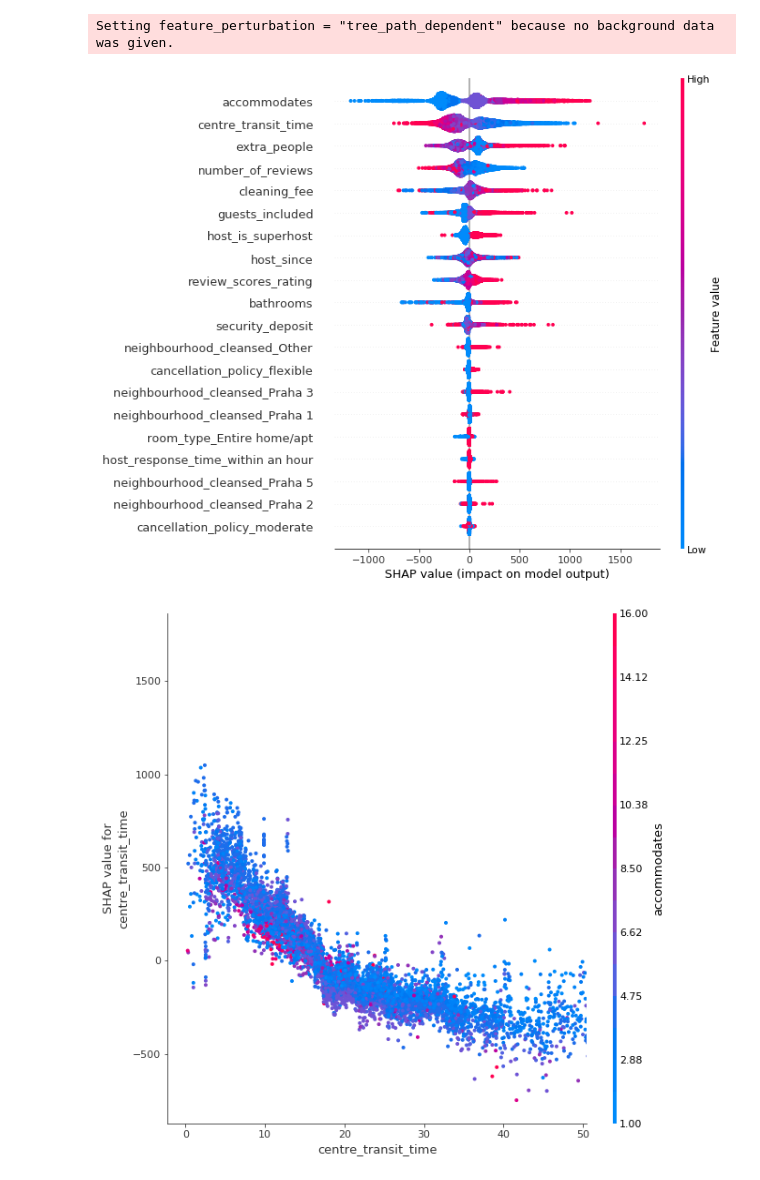
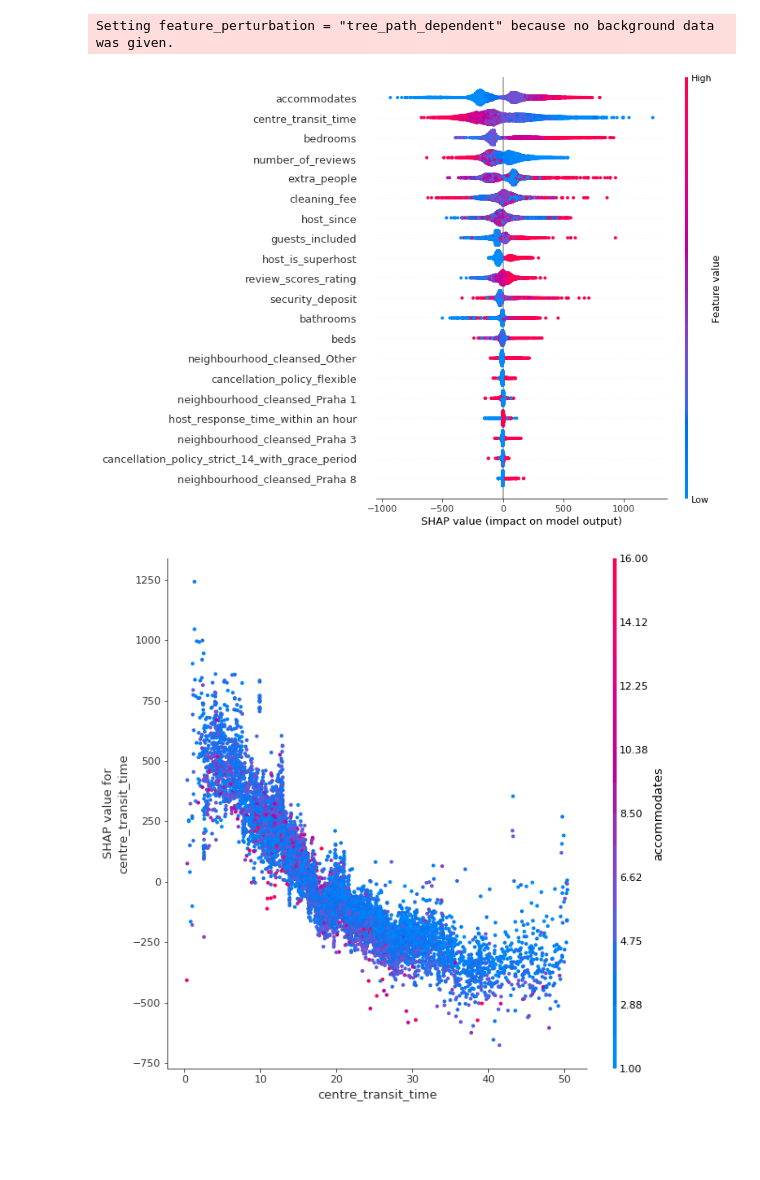
Before and after one commit to jakubkocvara/prague-airbnb, a Jupyter notebook: prague_airbnb.ipynb, the cells around one changed output. Saved outputs shown, nothing was run; the diff lists cells and outputs as text; code cells hidden in the pictures; blank space fills up the shorter version.

```diff
--- a/prague_airbnb.ipynb
+++ b/prague_airbnb.ipynb
@@ -165,6 +192,7 @@ df_lf['price'].quantile(.9)
 4109.0
 # %%
 df_lf = df_lf[df_lf['price'] < df_lf['price'].quantile(.9)]
+df_lf = df_lf[df_lf['centre_transit_time'] < df_lf['centre_transit_time'].quantile(.99)]
 # %%
 sns.violinplot(df_lf['price'])
 # %% [output]
@@ -220,5 +201,5 @@ dtype: float64
 # %%
-df_lf = df_lf.drop(['beds', 'bedrooms'],axis = 1)
+# df_lf = df_lf.drop(['beds', 'bedrooms'],axis = 1)
 # %% [markdown]
 # Fitting a model
 # %%
@@ -276,7 +257,7 @@ plot_n_estimators(m)
 # %%
 shap.initjs()
 # explainer = shap.TreeExplainer(m, data = X[:100])
-explainer = shap.TreeExplainer(m)
+explainer = shap.TreeExplainer(m, feature_perturbation = "tree_path_dependent")
 shap_values = explainer.shap_values(X)
 # %% [output]
 [interactive output not drawn]
@@ -284,18 +265,13 @@ Setting feature_perturbation = "tree_path_dependent" because no background data
 # %%
 shap.summary_plot(shap_values, X)
 # %% [output]
-[figure, old version]
+[figure, new version]
 # %%
-from matplotlib.colors import LinearSegmentedColormap
-
-cmap = LinearSegmentedColormap.from_list('mycmap', ['#1e88e5', '#ff0d57'])
-
 fig, ax = plt.subplots(figsize = (10, 10))
 shap.dependence_plot("centre_transit_time",
                      shap_values,
                      X,
                      ax = ax,
-                     xmax="percentile(99)",
                      interaction_index='accommodates')
 # %% [output]
-[figure, old version]
+[figure, new version]
```
Also changed, not shown: parts of 8 cells of this notebook, 2 other files.
